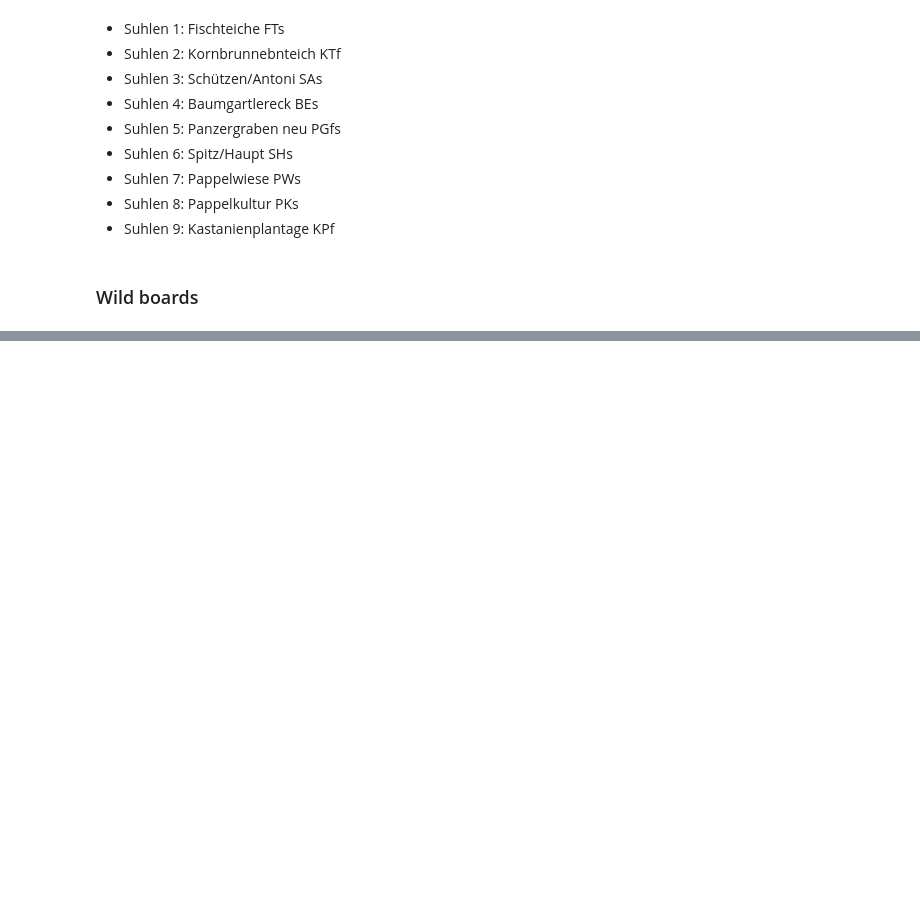
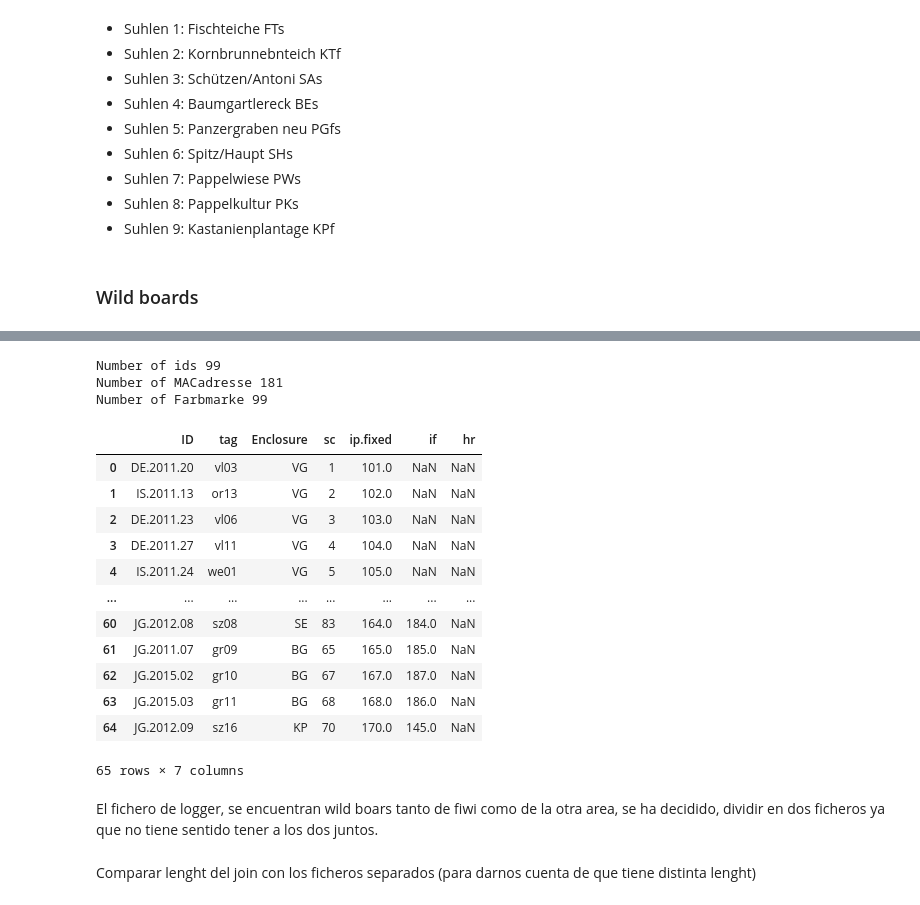
Before and after one commit to Caumel/DS_project_2022W, a Jupyter notebook: notebook.ipynb, the cells around one changed output, grey strips where cells are left out. Saved outputs shown, nothing was run; the diff lists cells and outputs as text; code cells hidden in the pictures; blank space fills up the shorter version.

```diff
--- a/notebook.ipynb
+++ b/notebook.ipynb
@@ -1102,0 +1116,8 @@ UnicodeDecodeError: 'utf-8' codec can't decode bytes in position 15-16: invalid
+# %%
+print(f'Number of ids {len(ids["ID"].unique())}')
+print(f'Number of MACadresse {len(ids["MACadresse"].unique())}')
+print(f'Number of Farbmarke {len(ids["Farbmarke"].unique())}')
+# %% [output]
+Number of ids 99
+Number of MACadresse 181
+Number of Farbmarke 99
@@ -1102,0 +1127,23 @@ UnicodeDecodeError: 'utf-8' codec can't decode bytes in position 15-16: invalid
+# %%
+path_rm = "../Join/OverviewLogger_clean.xlsx"
+rm = pd.read_excel(path_rm)
+rm
+# %% [output]
+|  | ID | tag | Enclosure | sc | ip.fixed | if | hr |
+| 0 | DE.2011.20 | vl03 | VG | 1 | 101.0 | NaN | NaN |
+| 1 | IS.2011.13 | or13 | VG | 2 | 102.0 | NaN | NaN |
+| 2 | DE.2011.23 | vl06 | VG | 3 | 103.0 | NaN | NaN |
+| 3 | DE.2011.27 | vl11 | VG | 4 | 104.0 | NaN | NaN |
+| 4 | IS.2011.24 | we01 | VG | 5 | 105.0 | NaN | NaN |
+| ... | ... | ... | ... | ... | ... | ... | ... |
+| 60 | JG.2012.08 | sz08 | SE | 83 | 164.0 | 184.0 | NaN |
+| 61 | JG.2011.07 | gr09 | BG | 65 | 165.0 | 185.0 | NaN |
+| 62 | JG.2015.02 | gr10 | BG | 67 | 167.0 | 187.0 | NaN |
+| 63 | JG.2015.03 | gr11 | BG | 68 | 168.0 | 186.0 | NaN |
+| 64 | JG.2012.09 | sz16 | KP | 70 | 170.0 | 145.0 | NaN |
+65 rows × 7 columns
+# %% [markdown]
+El fichero de logger, se encuentran wild boars tanto de fiwi como de la otra area, se ha decidido, dividir en dos ficheros
+ya que no tiene sentido tener a los dos juntos.
+# %% [markdown]
+Comparar lenght del join con los ficheros separados (para darnos cuenta de que tiene distinta lenght)
```
Also changed, not shown: parts of 29 cells of this notebook.
